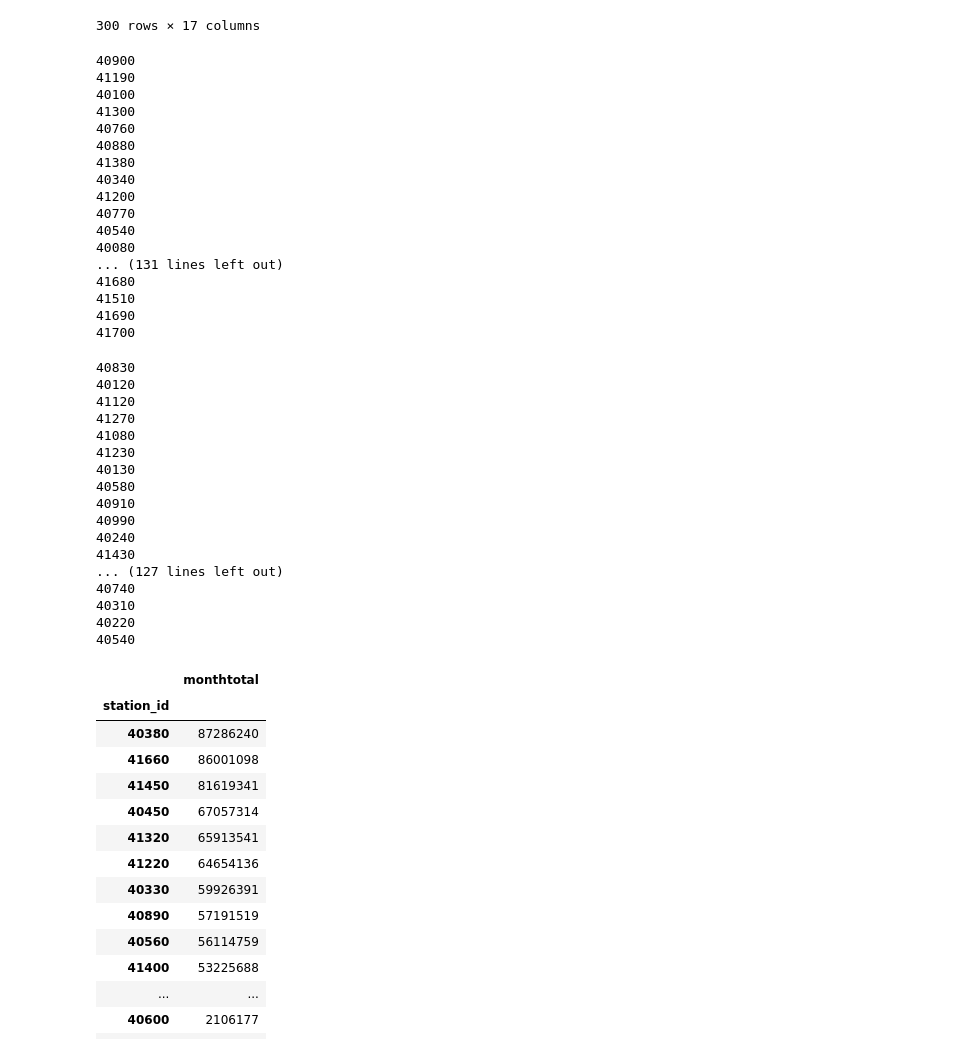
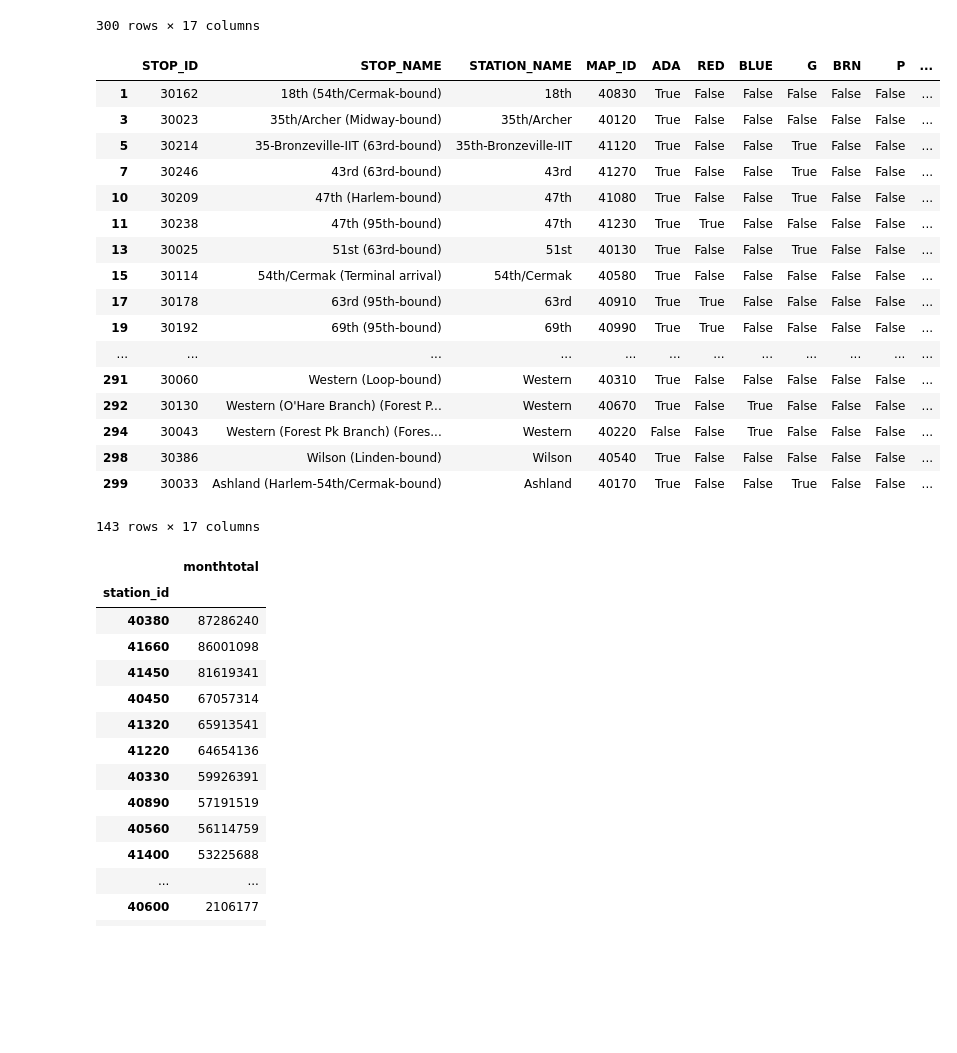
Before and after one commit to cpreid2/Chicago-CTA, a Jupyter notebook: CTA Data Exploration.ipynb, the cells around one changed output. Saved outputs shown, nothing was run; the diff lists cells and outputs as text; code cells hidden in the pictures; blank space fills up the shorter version.

```diff
--- a/CTA Data Exploration.ipynb
+++ b/CTA Data Exploration.ipynb
@@ -228,48 +231,28 @@ L_Map
 | 298 | 30386 | Wilson (Linden-bound) | Wilson | 40540 | True | False | False | False | False | False | ... |
 | 299 | 30033 | Ashland (Harlem-54th/Cermak-bound) | Ashland | 40170 | True | False | False | True | False | False | ... |
 300 rows × 17 columns
-# %%
-for station in L_Rides['station_id'].unique():
-    print(station)
-# %% [output]
-40900
-41190
-40100
-41300
-40760
-40880
-41380
-40340
-41200
-40770
-40540
-40080
-... (131 lines left out)
-41680
-41510
-41690
-41700
-# %%
-for station in L_Map['MAP_ID'].unique():
-    print(station)
-# %% [output]
-40830
-40120
-41120
-41270
-41080
-41230
-40130
-40580
-40910
-40990
-40240
-41430
-... (127 lines left out)
-40740
-40310
-40220
-40540
+# %%
+L_Map.drop_duplicates(subset='MAP_ID', keep="last", inplace=True)
+L_Map
+# %% [output]
+|  | STOP_ID | STOP_NAME | STATION_NAME | MAP_ID | ADA | RED | BLUE | G | BRN | P | ... |
+| 1 | 30162 | 18th (54th/Cermak-bound) | 18th | 40830 | True | False | False | False | False | False | ... |
+| 3 | 30023 | 35th/Archer (Midway-bound) | 35th/Archer | 40120 | True | False | False | False | False | False | ... |
+| 5 | 30214 | 35-Bronzeville-IIT (63rd-bound) | 35th-Bronzeville-IIT | 41120 | True | False | False | True | False | False | ... |
+| 7 | 30246 | 43rd (63rd-bound) | 43rd | 41270 | True | False | False | True | False | False | ... |
+| 10 | 30209 | 47th (Harlem-bound) | 47th | 41080 | True | False | False | True | False | False | ... |
+| 11 | 30238 | 47th (95th-bound) | 47th | 41230 | True | True | False | False | False | False | ... |
+| 13 | 30025 | 51st (63rd-bound) | 51st | 40130 | True | False | False | True | False | False | ... |
+| 15 | 30114 | 54th/Cermak (Terminal arrival) | 54th/Cermak | 40580 | True | False | False | False | False | False | ... |
+| 17 | 30178 | 63rd (95th-bound) | 63rd | 40910 | True | True | False | False | False | False | ... |
+| 19 | 30192 | 69th (95th-bound) | 69th | 40990 | True | True | False | False | False | False | ... |
+| ... | ... | ... | ... | ... | ... | ... | ... | ... | ... | ... | ... |
+| 291 | 30060 | Western (Loop-bound) | Western | 40310 | True | False | False | False | False | False | ... |
+| 292 | 30130 | Western (O'Hare Branch) (Forest P... | Western | 40670 | True | False | True | False | False | False | ... |
+| 294 | 30043 | Western (Forest Pk Branch) (Fores... | Western | 40220 | False | False | True | False | False | False | ... |
+| 298 | 30386 | Wilson (Linden-bound) | Wilson | 40540 | True | False | False | False | False | False | ... |
+| 299 | 30033 | Ashland (Harlem-54th/Cermak-bound) | Ashland | 40170 | True | False | False | True | False | False | ... |
+143 rows × 17 columns
 # %%
 Station_Group = L_Rides.groupby(['station_id'])
 Station_Totals = pd.DataFrame(Station_Group['monthtotal'].sum())
```
Also changed, not shown: parts of 20 cells of this notebook, 2 other files.
